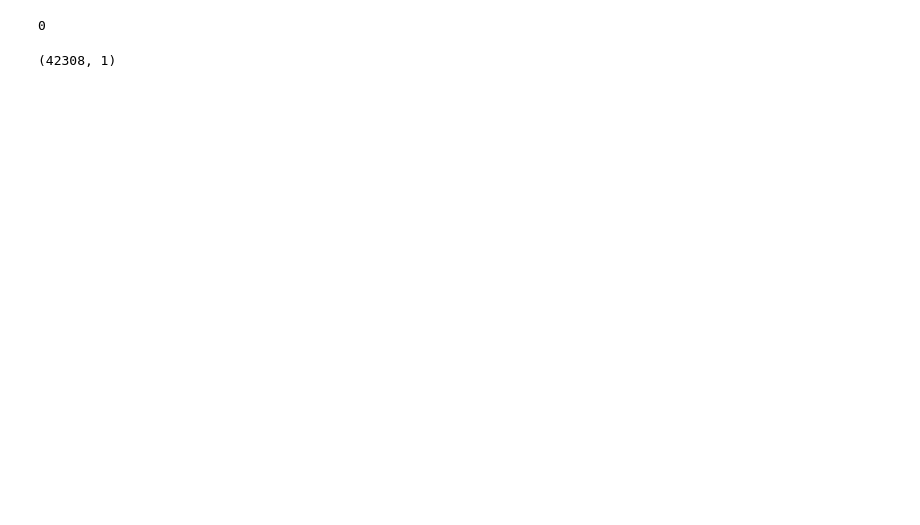
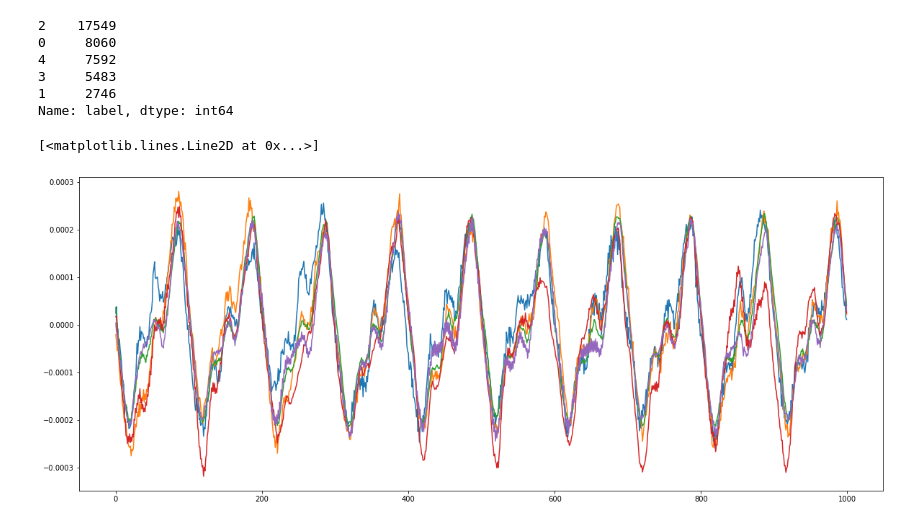
Before and after one commit to gqkd/prove_DSNL_keras, a Jupyter notebook: analysis.ipynb, the cells around one changed output. Saved outputs shown, nothing was run; the diff lists cells and outputs as text; code cells hidden in the pictures; blank space fills up the shorter version.

```diff
--- a/analysis.ipynb
+++ b/analysis.ipynb
@@ -9,10 +12,7 @@ data_X, data_y = data_loader(raw=True)
 # %%
-X_seq, y_seq = [], []
-for i in range(len(data_X)):
-    for j in range(len(data_X[i])): # discard last short sequence
-        X_seq.append(np.transpose(np.asarray(data_X[i][j])))
-        y_seq.append(np.asarray(data_y[i][j]))
+X_seq = np.transpose(np.asarray(data_X[0][0]))
+y_seq = [data_y[0][0]]
+for i in range(1, len(data_X)):
+    for j in range(1, len(data_X[i])):
+        X_seq = np.concatenate((X_seq,np.transpose(np.asarray(data_X[i][j]))), axis=0)
+        y_seq.append(data_y[i][j])
-# %%
-X_seq = np.asarray(X_seq)
-X_seq = X_seq[:,:,0]
-y_seq = np.asarray(y_seq)
@@ -20,11 +22,43 @@ y_seq = np.asarray(y_seq)
 import pandas as pd
 zipped = list(zip(X_seq, y_seq))
 data = pd.DataFrame(zipped, columns=['signal','label'])
-# %%
-y_seq[0]
-# %% [output]
-0
-# %%
-X_seq.shape
-# %% [output]
-(42308, 1)
+# %%
+data["label"].value_counts()
+# %% [output]
+2    17549
+0     8060
+4     7592
+3     5483
+1     2746
+Name: label, dtype: int64
+# %%
+WAKE = data[data["label"] == 0]
+WAKE = WAKE["signal"]
+WAKE_mean = WAKE.mean()
+
+N1 = data[data["label"] == 1]
+N1 = N1["signal"]
+N1_mean = N1.mean()
+
+N2 = data[data["label"] == 2]
+N2 = N2["signal"]
+N2_mean = N2.mean()
+
+N34 = data[data["label"] == 3]
+N34 = N34["signal"]
+N34_mean = N34.mean()
+
+REM = data[data["label"] == 4]
+REM = REM["signal"]
+REM_mean = REM.mean()
+# %%
+import matplotlib.pyplot as plt
+fig = plt.figure(figsize=(20,8))
+plt.plot(WAKE_mean[:1000])
+plt.plot(N1_mean[:1000])
+plt.plot(N2_mean[:1000])
+plt.plot(N34_mean[:1000])
+plt.plot(REM_mean[:1000])
+# %% [output]
+[<matplotlib.lines.Line2D at 0x...>]
+[figure, added]
```
Also changed, not shown: parts of 7 cells of this notebook.
